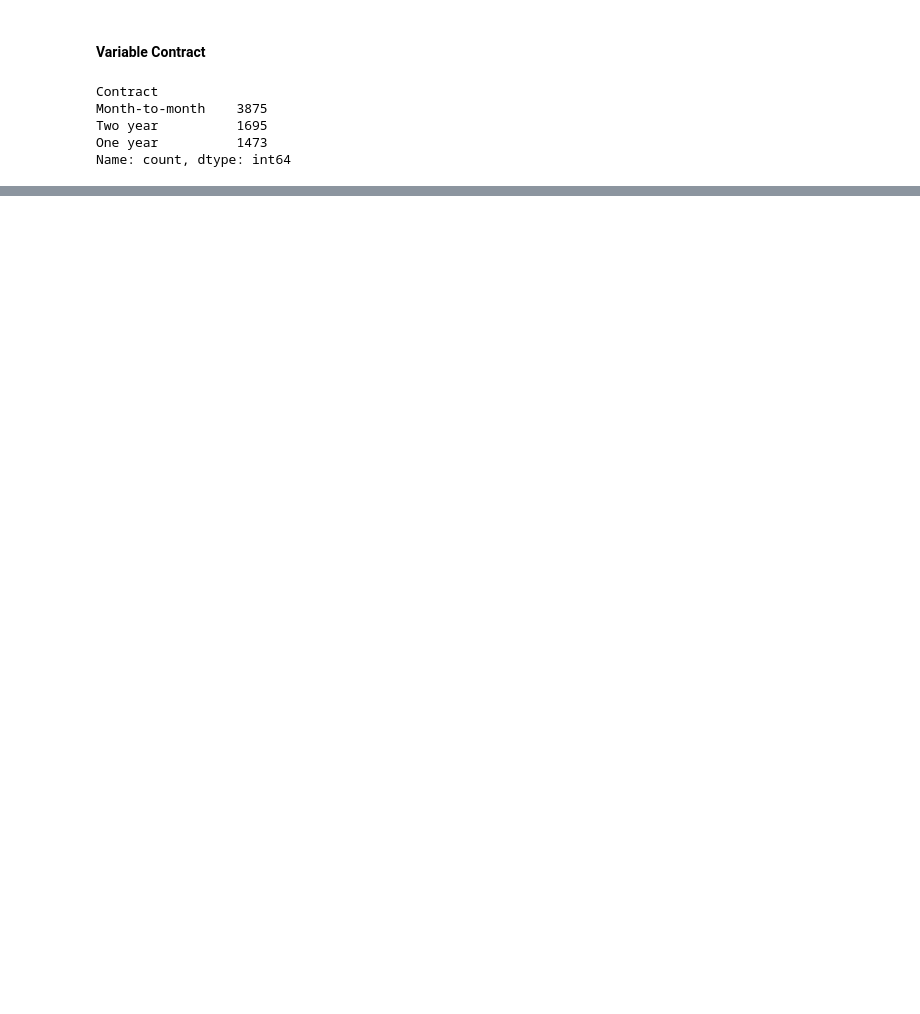
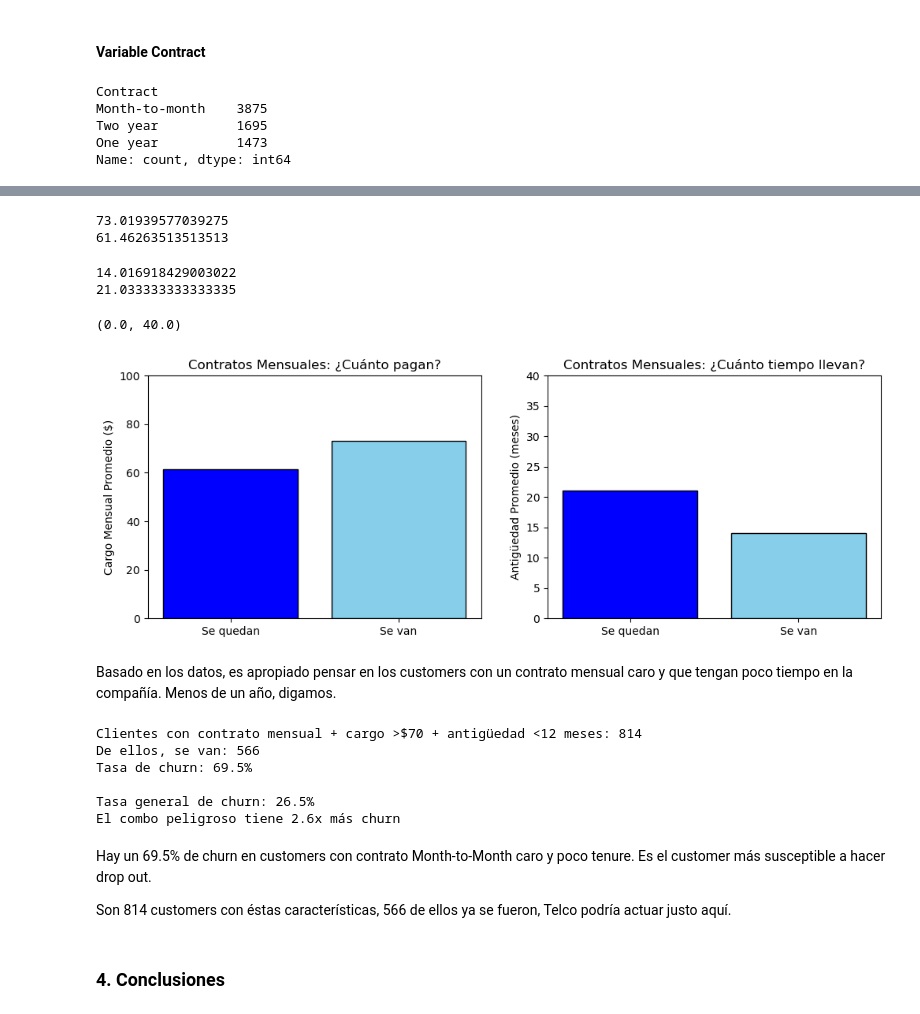
Before and after one commit to GodSci3nc3/Telco-Customer-Churn-EDA, a Jupyter notebook: notebooks/EDA.ipynb, the cells around one changed output, grey strips where cells are left out. Cells and saved outputs as stored; diff of their text form; code cells hidden in the pictures; blank space fills up the shorter version.

```diff
--- a/notebooks/EDA.ipynb
+++ b/notebooks/EDA.ipynb
@@ -147,0 +226,72 @@ plt.xticks(rotation=0)
+# %%
+contratos_mensuales = df[df['Contract'] == 'Month-to-month']
+contratos_anuales = df[df['Contract'] == 'One year']
+contratos_bianuales = df[df['Contract'] == 'Two year']
+# %%
+mensuales_se_van = contratos_mensuales[contratos_mensuales['Churn'] == 'Yes']
+mensuales_se_quedan = contratos_mensuales[contratos_mensuales['Churn'] == 'No']
+# %%
+print(mensuales_se_van['MonthlyCharges'].mean())
+print(mensuales_se_quedan['MonthlyCharges'].mean())
+# %% [output]
+73.01939577039275
+61.46263513513513
+# %%
+print(mensuales_se_van['tenure'].mean())
+print(mensuales_se_quedan['tenure'].mean())
+# %% [output]
+14.016918429003022
+21.033333333333335
+# %%
+fig, axes = plt.subplots(1, 2, figsize=(12, 4))
+
+axes[0].bar(['Se quedan', 'Se van'],
+            [mensuales_se_quedan['MonthlyCharges'].mean(),
+             mensuales_se_van['MonthlyCharges'].mean()],
+            color=['blue', 'skyblue'], edgecolor='black')
+axes[0].set_ylabel('Cargo Mensual Promedio ($)')
+axes[0].set_title('Contratos Mensuales: ¿Cuánto pagan?')
+axes[0].set_ylim(0, 100)
+
+axes[1].bar(['Se quedan', 'Se van'],
+            [mensuales_se_quedan['tenure'].mean(),
+             mensuales_se_van['tenure'].mean()],
+            color=['blue', 'skyblue'], edgecolor='black')
+axes[1].set_ylabel('Antigüedad Promedio (meses)')
+axes[1].set_title('Contratos Mensuales: ¿Cuánto tiempo llevan?')
+axes[1].set_ylim(0, 40)
+# %% [output]
+(0.0, 40.0)
+[figure, added]
+# %% [markdown]
+Basado en los datos, es apropiado pensar en los customers con un contrato mensual caro y que tengan poco tiempo en la compañía. Menos de un año, digamos.
+# %%
+combo_peligroso = contratos_mensuales[
+    (contratos_mensuales['MonthlyCharges'] > 70) &
+    (contratos_mensuales['tenure'] < 12)
+]
+
+total_combo = len(combo_peligroso)
+se_van_combo = len(combo_peligroso[combo_peligroso['Churn'] == 'Yes'])
+tasa_churn_combo = (se_van_combo / total_combo) * 100
+
+print(f"Clientes con contrato mensual + cargo >$70 + antigüedad <12 meses: {total_combo}")
+print(f"De ellos, se van: {se_van_combo}")
+print(f"Tasa de churn: {tasa_churn_combo:.1f}%")
+
+tasa_general = (len(df[df['Churn']=='Yes']) / len(df)) * 100
+print(f"\nTasa general de churn: {tasa_general:.1f}%")
+print(f"El combo peligroso tiene {tasa_churn_combo / tasa_general:.1f}x más churn")
+# %% [output]
+Clientes con contrato mensual + cargo >$70 + antigüedad <12 meses: 814
+De ellos, se van: 566
+Tasa de churn: 69.5%
+
+Tasa general de churn: 26.5%
+El combo peligroso tiene 2.6x más churn
+# %% [markdown]
+Hay un 69.5% de churn en customers con contrato Month-to-Month caro y poco tenure. Es el customer más susceptible a hacer drop out.
+
+Son 814 customers con éstas características, 566 de ellos ya se fueron, Telco podría actuar justo aquí.
+# %% [markdown]
+### 4. Conclusiones
```
Also changed, not shown: parts of 22 cells of this notebook, 5 other files.
